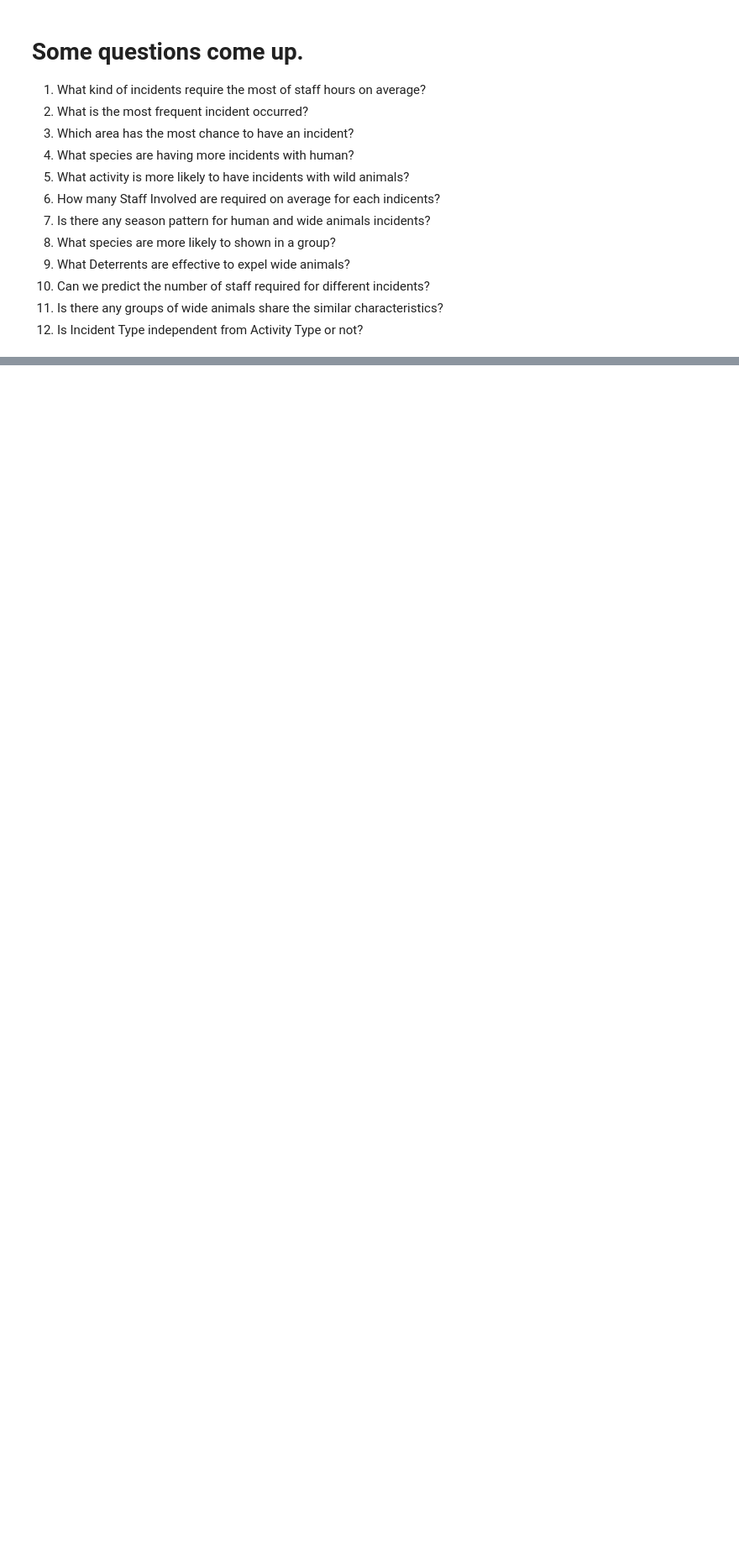
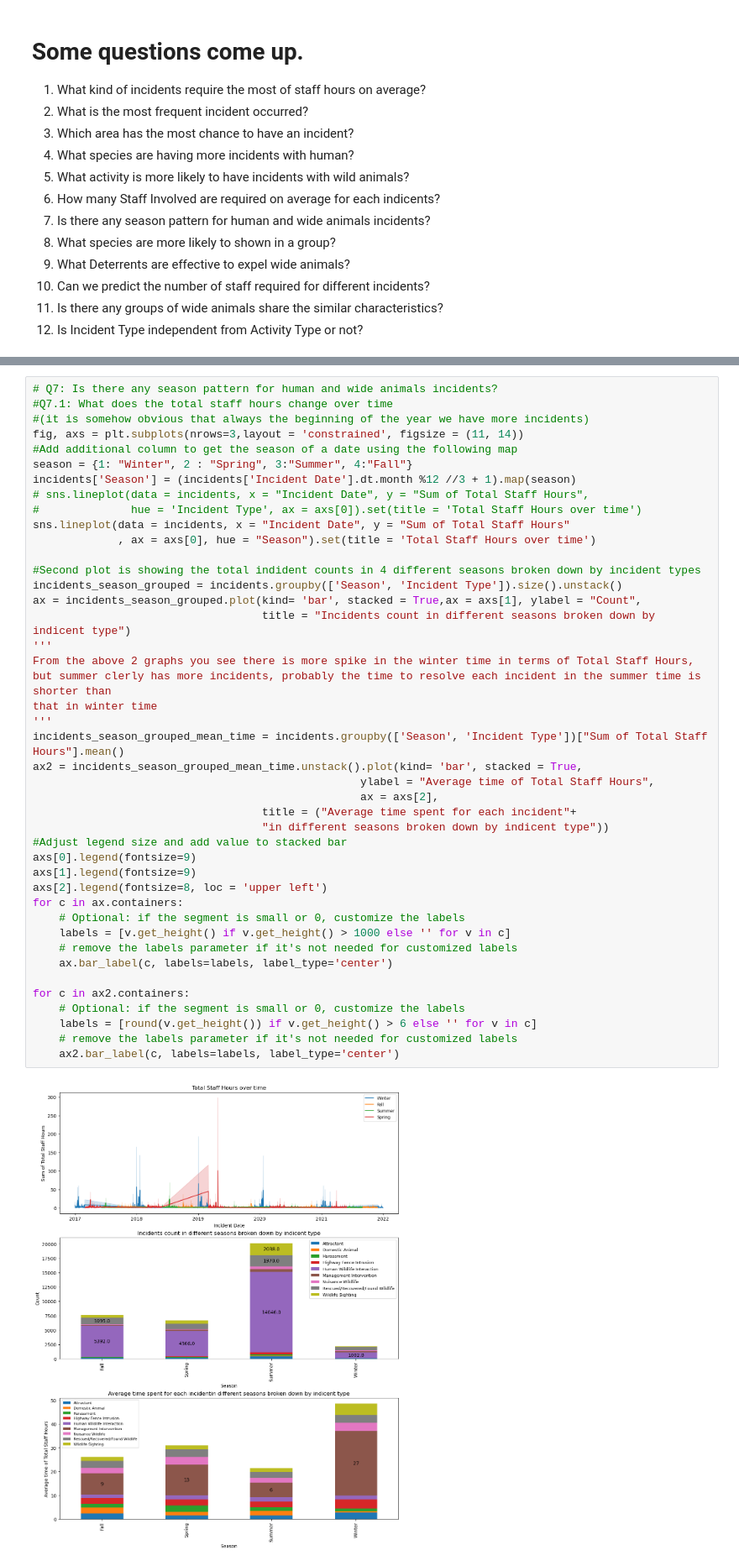
Before and after one commit to YongpengFu/Human-Widelife-Coexistence-Incidents-Canada, a Jupyter notebook: Human-Widelife-Coexistence-Incidents-Canada.ipynb, the cells around one changed output, grey strips where cells are left out. Shown: that part at 84% size. Saved outputs shown, nothing was run; the diff lists cells and outputs as text; blank space fills up the shorter version.

```diff
--- a/Human-Widelife-Coexistence-Incidents-Canada.ipynb
+++ b/Human-Widelife-Coexistence-Incidents-Canada.ipynb
@@ -225,0 +209,45 @@ for c in ax.containers:
+# %%
+# Q7: Is there any season pattern for human and wide animals incidents?
+#Q7.1: What does the total staff hours change over time
+#(it is somehow obvious that always the beginning of the year we have more incidents)
+fig, axs = plt.subplots(nrows=3,layout = 'constrained', figsize = (11, 14))
+#Add additional column to get the season of a date using the following map
+season = {1: "Winter", 2 : "Spring", 3:"Summer", 4:"Fall"}
+incidents['Season'] = (incidents['Incident Date'].dt.month %12 //3 + 1).map(season)
+# sns.lineplot(data = incidents, x = "Incident Date", y = "Sum of Total Staff Hours",
+#              hue = 'Incident Type', ax = axs[0]).set(title = 'Total Staff Hours over time')
+sns.lineplot(data = incidents, x = "Incident Date", y = "Sum of Total Staff Hours"
+             , ax = axs[0], hue = "Season").set(title = 'Total Staff Hours over time')
+
+#Second plot is showing the total indident counts in 4 different seasons broken down by incident types
+incidents_season_grouped = incidents.groupby(['Season', 'Incident Type']).size().unstack()
+ax = incidents_season_grouped.plot(kind= 'bar', stacked = True,ax = axs[1], ylabel = "Count",
+                                   title = "Incidents count in different seasons broken down by indicent type")
+'''
+From the above 2 graphs you see there is more spike in the winter time in terms of Total Staff Hours,
+but summer clerly has more incidents, probably the time to resolve each incident in the summer time is shorter than
+that in winter time
+'''
+incidents_season_grouped_mean_time = incidents.groupby(['Season', 'Incident Type'])["Sum of Total Staff Hours"].mean()
+ax2 = incidents_season_grouped_mean_time.unstack().plot(kind= 'bar', stacked = True,
+                                                  ylabel = "Average time of Total Staff Hours",
+                                                  ax = axs[2],
+                                   title = ("Average time spent for each incident"+
+                                   "in different seasons broken down by indicent type"))
+#Adjust legend size and add value to stacked bar
+axs[0].legend(fontsize=9)
+axs[1].legend(fontsize=9)
+axs[2].legend(fontsize=8, loc = 'upper left')
+for c in ax.containers:
+    # Optional: if the segment is small or 0, customize the labels
+    labels = [v.get_height() if v.get_height() > 1000 else '' for v in c]
+    # remove the labels parameter if it's not needed for customized labels
+    ax.bar_label(c, labels=labels, label_type='center')
+
+for c in ax2.containers:
+    # Optional: if the segment is small or 0, customize the labels
+    labels = [round(v.get_height()) if v.get_height() > 6 else '' for v in c]
+    # remove the labels parameter if it's not needed for customized labels
+    ax2.bar_label(c, labels=labels, label_type='center')
+# %% [output]
+[figure, added]
```
Also changed, not shown: parts of 13 cells of this notebook.
